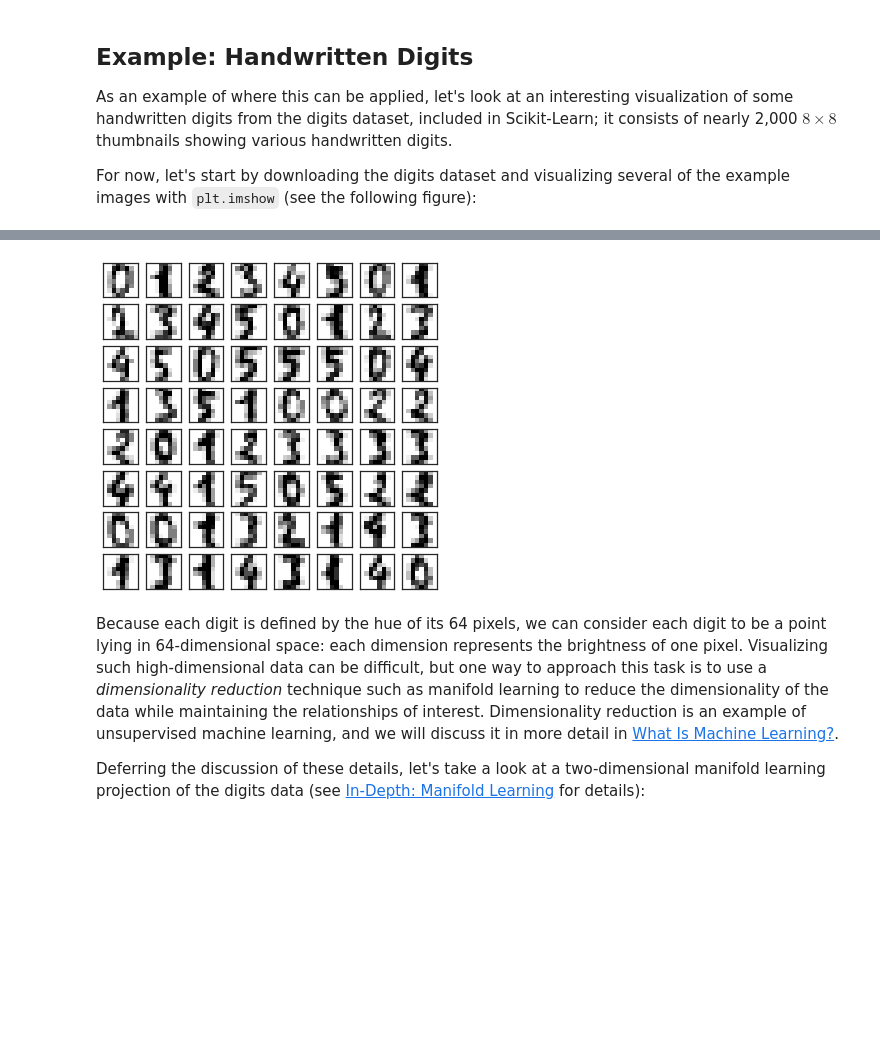
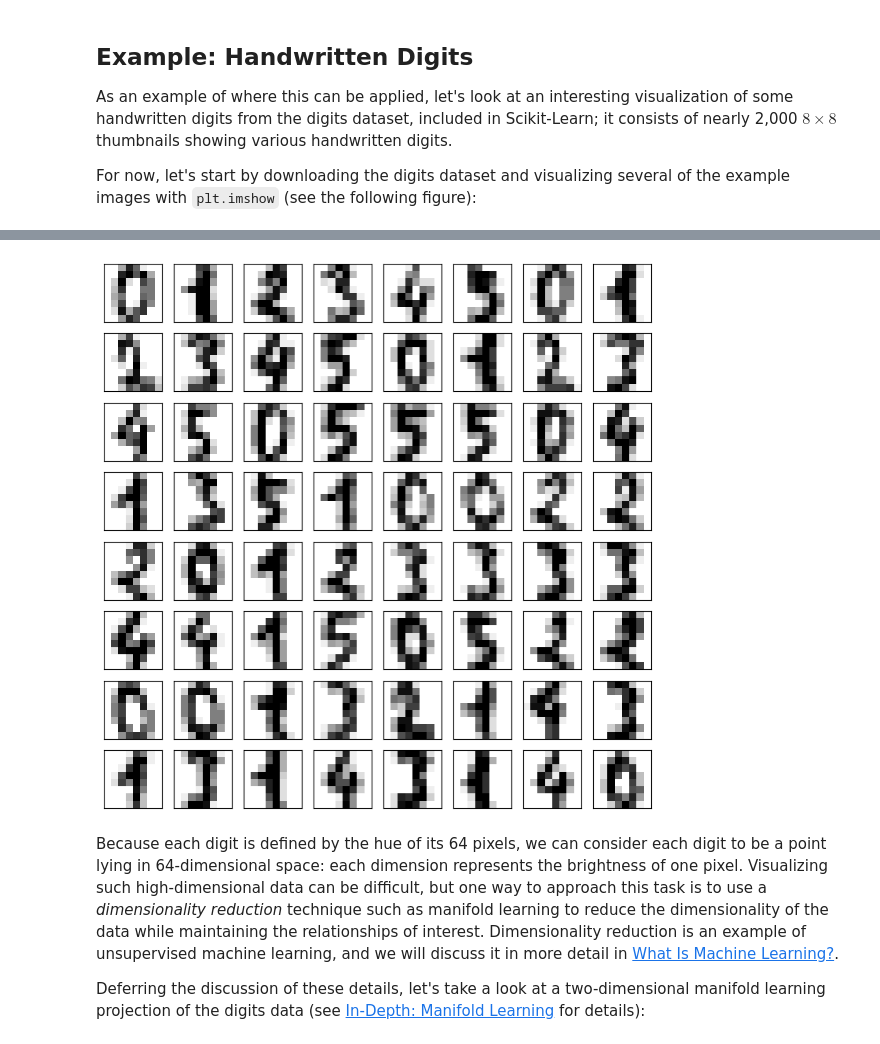
Before and after one commit to danielescobars9/FundamentosDeProgramacion, a Jupyter notebook: matplotlib/04_07_Customizing_Colorbars.ipynb, the cells around one changed output, grey strips where cells are left out. Cells and saved outputs as stored; diff of their text form; code cells hidden in the pictures; blank space fills up the shorter version.

```diff
--- a/matplotlib/04_07_Customizing_Colorbars.ipynb
+++ b/matplotlib/04_07_Customizing_Colorbars.ipynb
@@ -8,7 +8,6 @@ Because the book is printed in black and white, this chapter has an accompanying
 We'll start by setting up the notebook for plotting and importing the functions we will use:
 # %%
 import matplotlib.pyplot as plt
-plt.style.use('seaborn-white')
 # %%
 %matplotlib inline
 import numpy as np
@@ -159,14 +173,14 @@ For now, let's start by downloading the digits dataset and visualizing several o
 # %%
 # load images of the digits 0 through 5 and visualize several of them
 from sklearn.datasets import load_digits
 digits = load_digits(n_class=6)
 
-fig, ax = plt.subplots(8, 8, figsize=(6, 6))
+fig, ax = plt.subplots(8, 8, figsize=(9, 9))
 for i, axi in enumerate(ax.flat):
     axi.imshow(digits.images[i], cmap='binary')
     axi.set(xticks=[], yticks=[])
 # %% [output]
-[figure, old version]
+[figure, new version]
 # %% [markdown]
 Because each digit is defined by the hue of its 64 pixels, we can consider each digit to be a point lying in 64-dimensional space: each dimension represents the brightness of one pixel.
 Visualizing such high-dimensional data can be difficult, but one way to approach this task is to use a *dimensionality reduction* technique such as manifold learning to reduce the dimensionality of the data while maintaining the relationships of interest.
```
Also changed, not shown: parts of 10 cells of this notebook, 13 other files.
